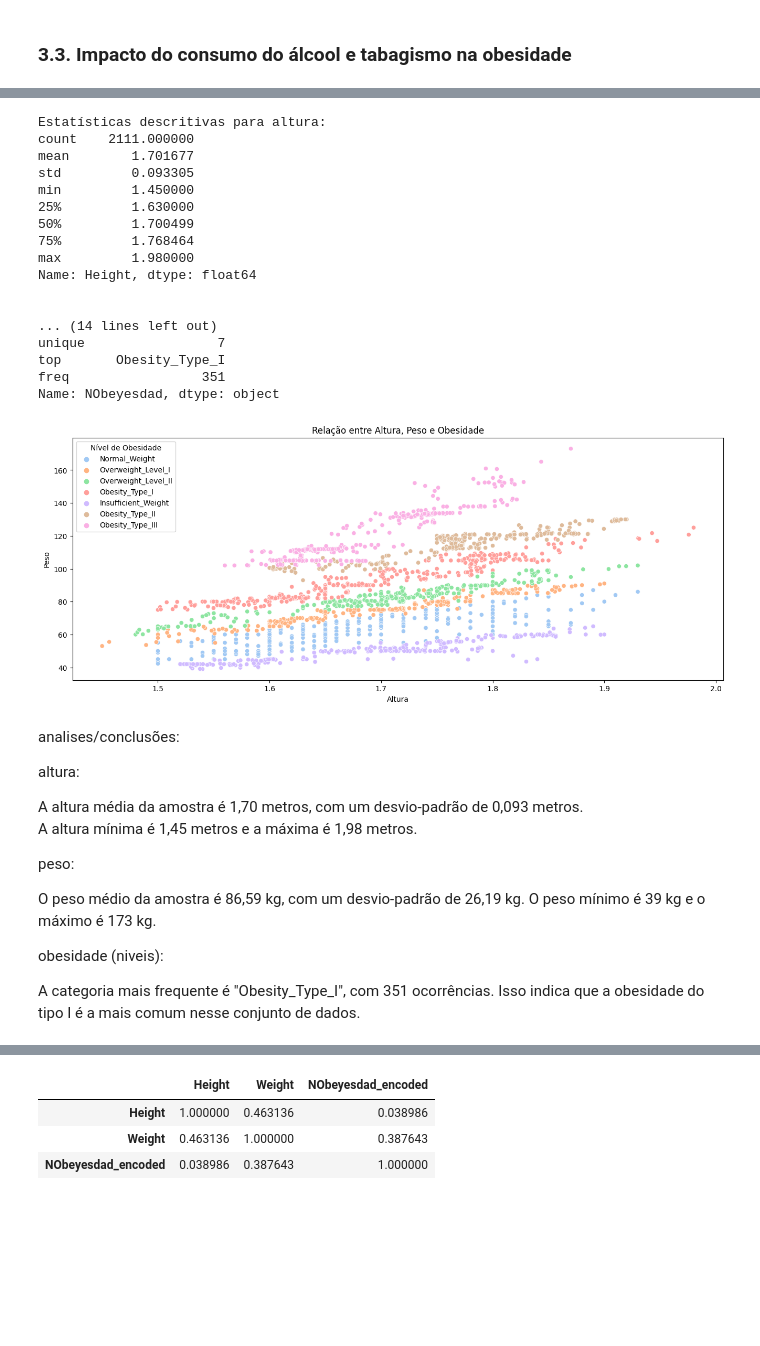
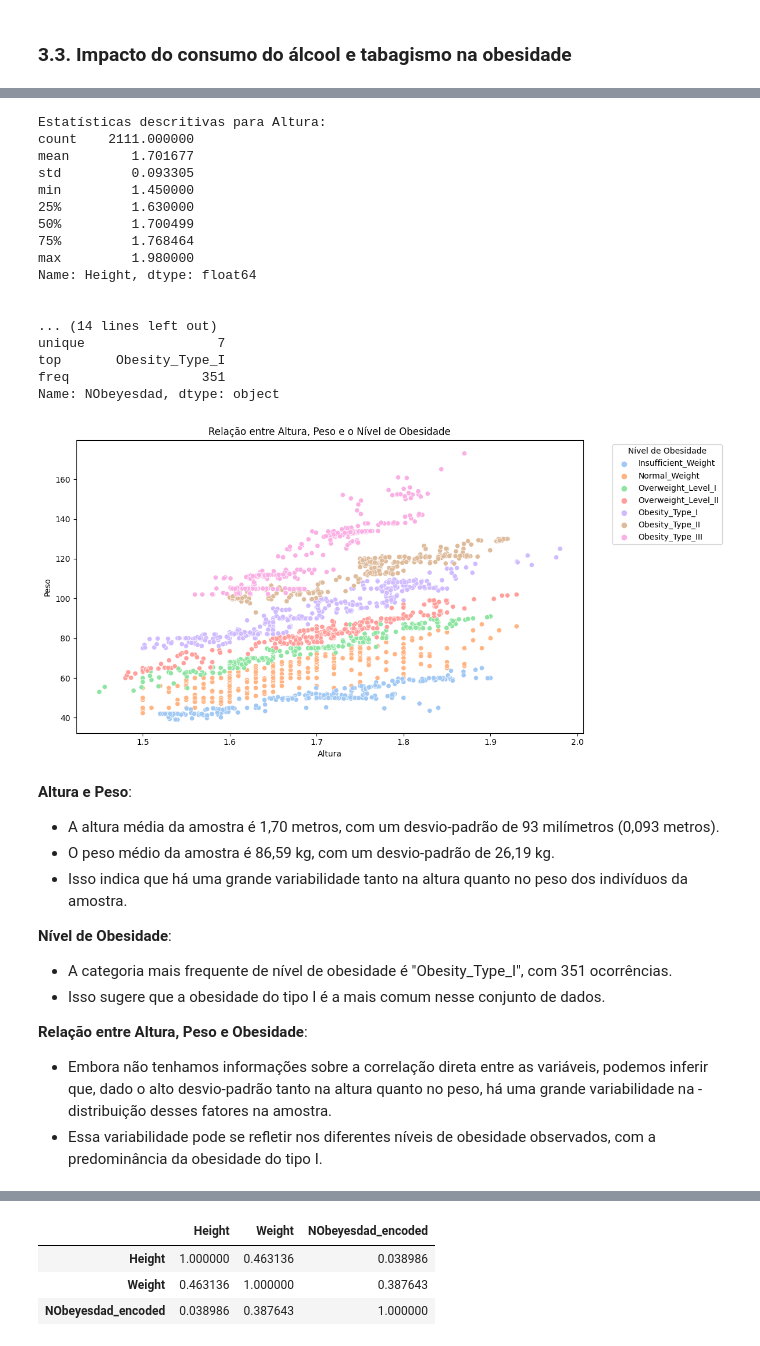
Before and after one commit to atlantico-academy/equipe5-2024.1, a Jupyter notebook: notebooks/analise.ipynb, the cells around one changed output, grey strips where cells are left out. Cells and saved outputs as stored; diff of their text form; code cells hidden in the pictures; blank space fills up the shorter version.

```diff
--- a/notebooks/analise.ipynb
+++ b/notebooks/analise.ipynb
@@ -389,21 +433,16 @@ plt.show()
 # %%
-# Estatísticas descritivas
+stats = {
+    'Altura': df['Height'].describe(),
+    'Peso': df['Weight'].describe(),
+    'Níveis de Obesidade': df['NObeyesdad'].describe()
+}
 
-#altura
-print("Estatísticas descritivas para altura:")
-print(df['Height'].describe())
-print("\n")
-
-#peso
-print("Estatísticas descritivas para peso:")
-print(df['Weight'].describe())
-print("\n")
-
-#níveis de obesidade
-print("Estatísticas descritivas para níveis de obesidade:")
-print(df['NObeyesdad'].describe())
+for stat_name, stat_values in stats.items():
+    print(f"Estatísticas descritivas para {stat_name}:")
+    print(stat_values)
+    print("\n")
 # %% [output]
-Estatísticas descritivas para altura:
+Estatísticas descritivas para Altura:
 count    2111.000000
 mean        1.701677
 std         0.093305
@@ -421,29 +460,32 @@ top       Obesity_Type_I
 freq                 351
 Name: NObeyesdad, dtype: object
 # %%
-plt.figure(figsize=(16, 6))
-sns.scatterplot(data=df, x='Height', y='Weight', hue='NObeyesdad', palette='pastel')
-plt.title('Relação entre Altura, Peso e Obesidade')
-plt.xlabel('Altura')
-plt.ylabel('Peso')
-plt.legend(title='Nível de Obesidade')
-plt.show()
+def plot_height_weight_obesity(df):
+    plt.figure(figsize=(12, 6))
+    sns.scatterplot(data=df, x='Height', y='Weight', hue='NObeyesdad', palette='pastel', hue_order=categorias)
+    plt.title('Relação entre Altura, Peso e o Nível de Obesidade')
+    plt.xlabel('Altura')
+    plt.ylabel('Peso')
+    plt.legend(title='Nível de Obesidade', bbox_to_anchor=(1.05, 1), loc='upper left')
+    plt.tight_layout()
+    plt.show()
+
+plot_height_weight_obesity(df)
 # %% [output]
-[figure, old version]
+[figure, new version]
 # %% [markdown]
-analises/conclusões:
+**Altura e Peso**:
 
-altura:
+  - A altura média da amostra é 1,70 metros, com um desvio-padrão de 93 milímetros (0,093 metros).
+  - O peso médio da amostra é 86,59 kg, com um desvio-padrão de 26,19 kg.
+  - Isso indica que há uma grande variabilidade tanto na altura quanto no peso dos indivíduos da amostra.
 
-A altura média da amostra é 1,70 metros, com um desvio-padrão de 0,093 metros.
-A altura mínima é 1,45 metros e a máxima é 1,98 metros.
+**Nível de Obesidade**:
 
-peso:
+  - A categoria mais frequente de nível de obesidade é "Obesity_Type_I", com 351 ocorrências.
+  - Isso sugere que a obesidade do tipo I é a mais comum nesse conjunto de dados.
 
-O peso médio da amostra é 86,59 kg, com um desvio-padrão de 26,19 kg.
-O peso mínimo é 39 kg e o máximo é 173 kg.
+**Relação entre Altura, Peso e Obesidade**:
 
-obesidade (niveis):
-
-A categoria mais frequente é "Obesity_Type_I", com 351 ocorrências.
-Isso indica que a obesidade do tipo I é a mais comum nesse conjunto de dados.
+  - Embora não tenhamos informações sobre a correlação direta entre as variáveis, podemos inferir que, dado o alto desvio-padrão tanto na altura quanto no peso, há uma grande variabilidade na   - distribuição desses fatores na amostra.
+  - Essa variabilidade pode se refletir nos diferentes níveis de obesidade observados, com a predominância da obesidade do tipo I.
```
Also changed, not shown: parts of 46 cells of this notebook, 3 other files.
